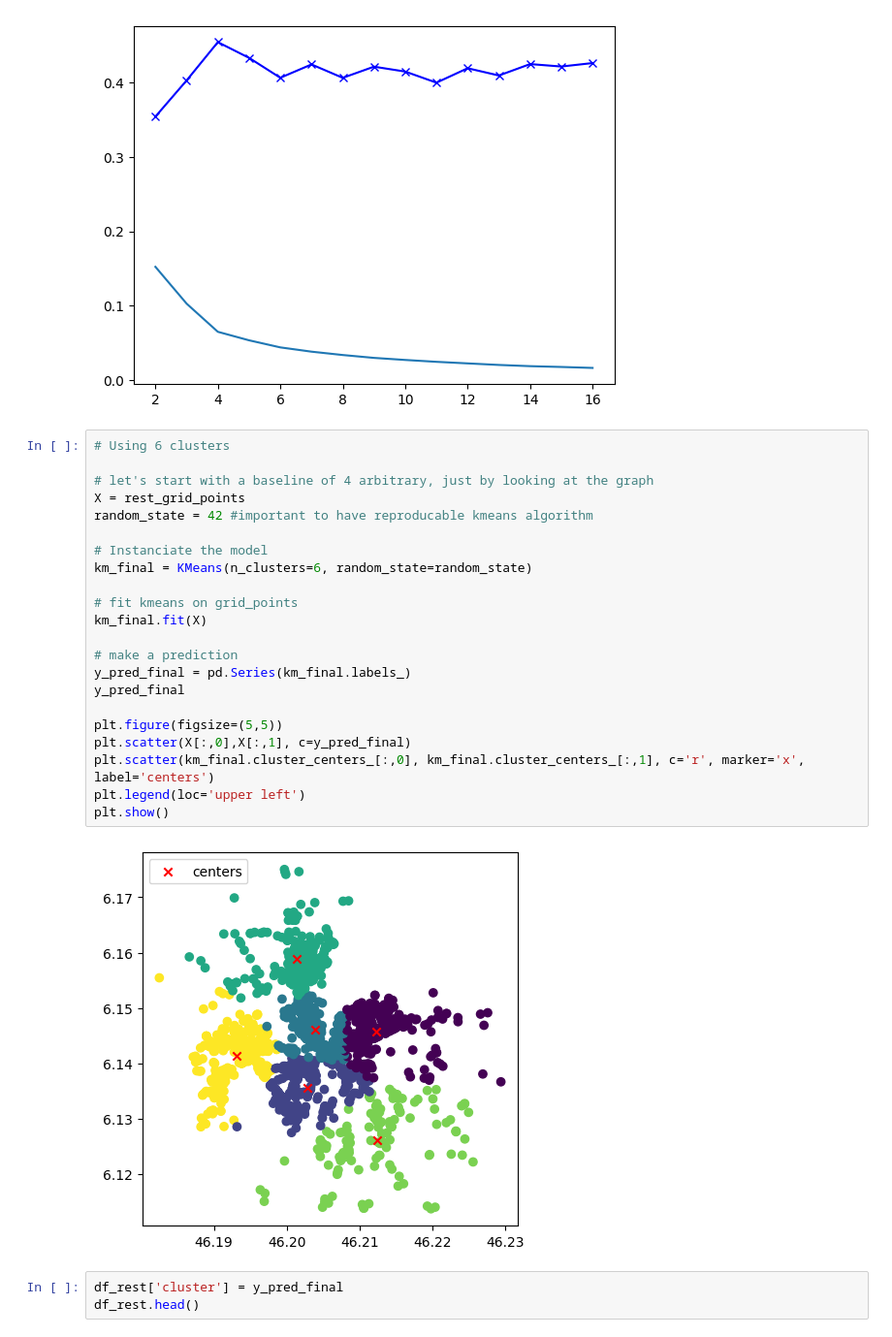
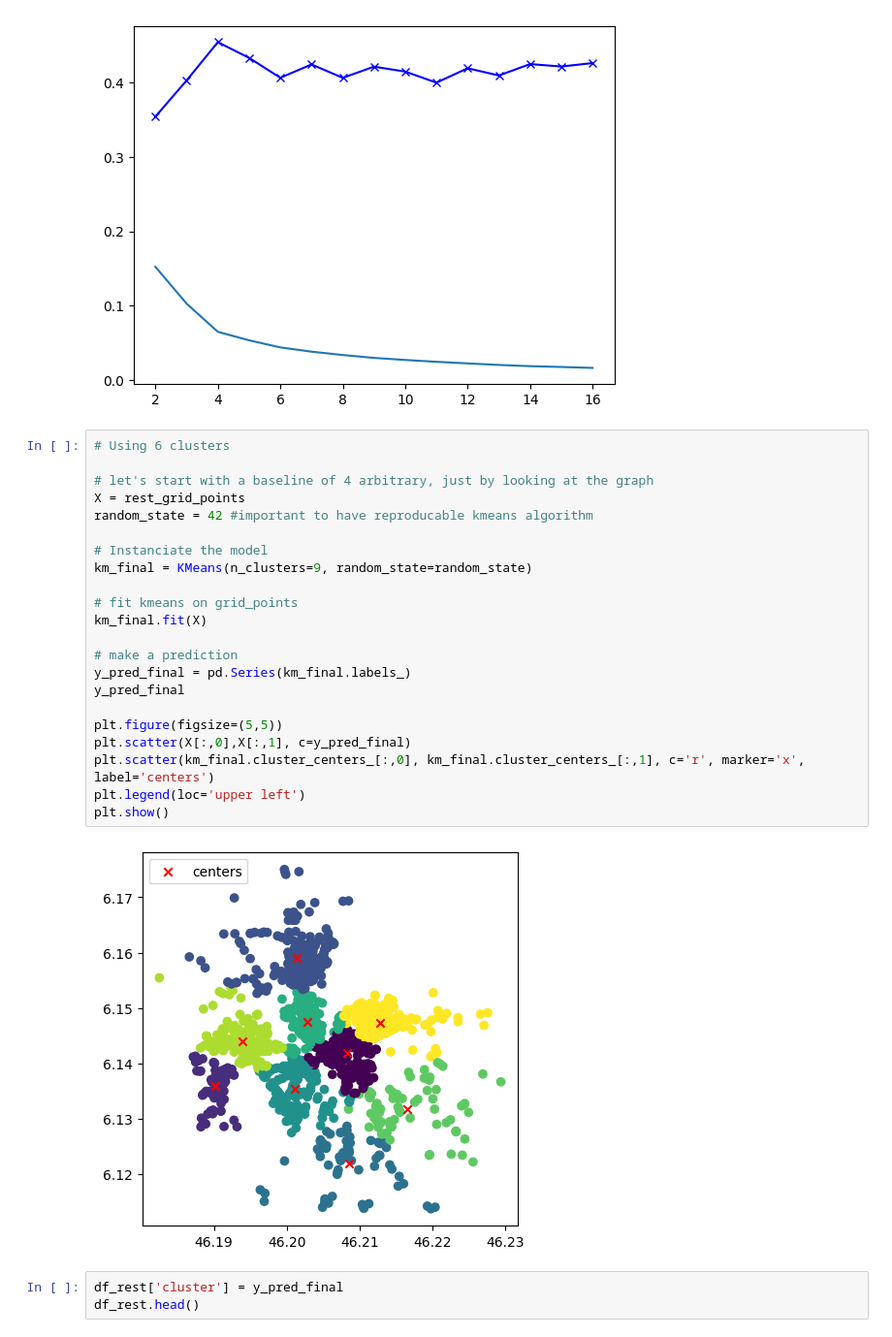
Before and after one commit to burakonurlu/best_restaurant_location, a Jupyter notebook: notebooks/burak_kmeans_clustering.ipynb, the cells around one changed output. Shown at 97% size. Drawn from its saved outputs; the diff is of its cells as text.

Commit message:
updated: kmeans clustering

```diff
--- a/notebooks/burak_kmeans_clustering.ipynb
+++ b/notebooks/burak_kmeans_clustering.ipynb
@@ -217,27 +217,27 @@ plt.plot(clusters,silhouette_avg,'bx-')
 # %%
 # Using 6 clusters
 
 # let's start with a baseline of 4 arbitrary, just by looking at the graph
 X = rest_grid_points
 random_state = 42 #important to have reproducable kmeans algorithm
 
 # Instanciate the model
-km_final = KMeans(n_clusters=6, random_state=random_state)
+km_final = KMeans(n_clusters=9, random_state=random_state)
 
 # fit kmeans on grid_points
 km_final.fit(X)
 
 # make a prediction
 y_pred_final = pd.Series(km_final.labels_)
 y_pred_final
 
 plt.figure(figsize=(5,5))
 plt.scatter(X[:,0],X[:,1], c=y_pred_final)
 plt.scatter(km_final.cluster_centers_[:,0], km_final.cluster_centers_[:,1], c='r', marker='x', label='centers')
 plt.legend(loc='upper left')
 plt.show()
 # %% [output]
-[figure, old version]
+[figure, new version]
 # %%
 df_rest['cluster'] = y_pred_final
 df_rest.head()
```
Also changed, not shown: parts of 9 cells of this notebook.
